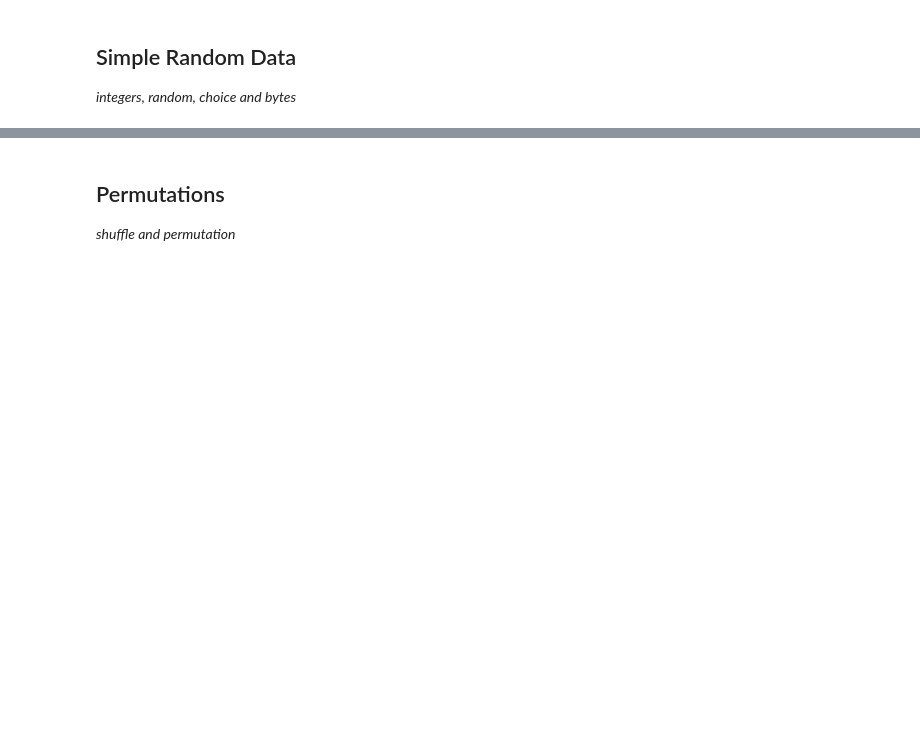
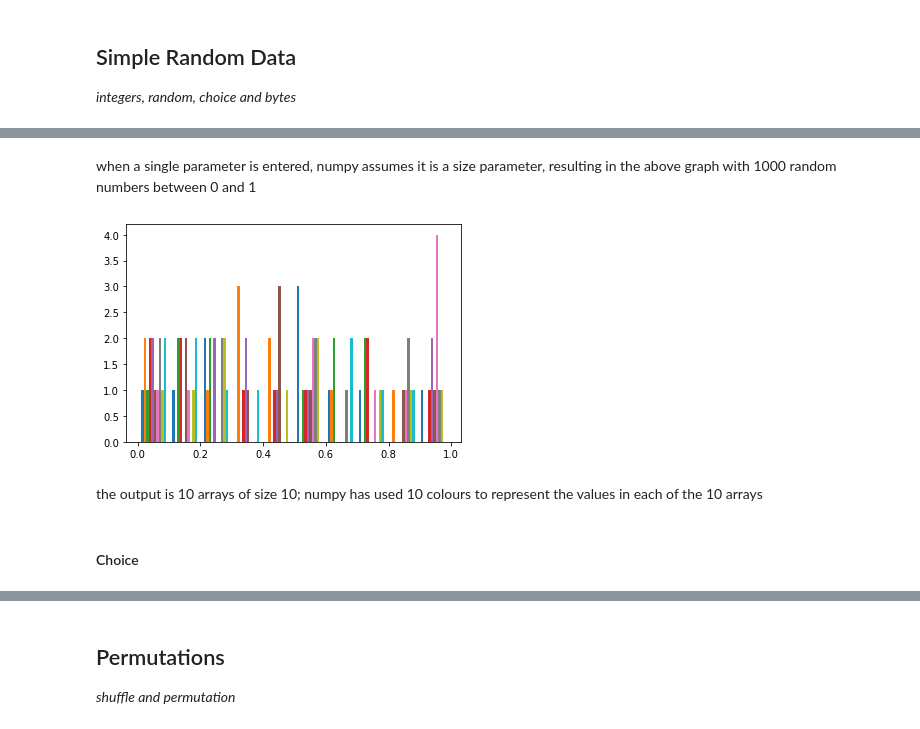
Before and after one commit to dervlac/numpy-assignment, a Jupyter notebook: NumPy Analysis.ipynb, the cells around one changed output, grey strips where cells are left out. Saved outputs shown, nothing was run; the diff lists cells and outputs as text; code cells hidden in the pictures; blank space fills up the shorter version.

```diff
--- a/NumPy Analysis.ipynb
+++ b/NumPy Analysis.ipynb
@@ -31,0 +66,13 @@ plt.show()
+# %% [markdown]
+when a single parameter is entered, numpy assumes it is a size parameter, resulting in the above graph with 1000 random numbers between 0 and 1
+# %%
+# can specify output type instead of size, to get arrays of a set size, rather than 1 array
+y2 = rng.random((10,10))
+plt.hist(y2)
+plt.show()
+# %% [output]
+[figure, added]
+# %% [markdown]
+the output is 10 arrays of size 10; numpy has used 10 colours to represent the values in each of the 10 arrays
+# %% [markdown]
+#### Choice
```
Also changed, not shown: parts of 22 cells of this notebook.
